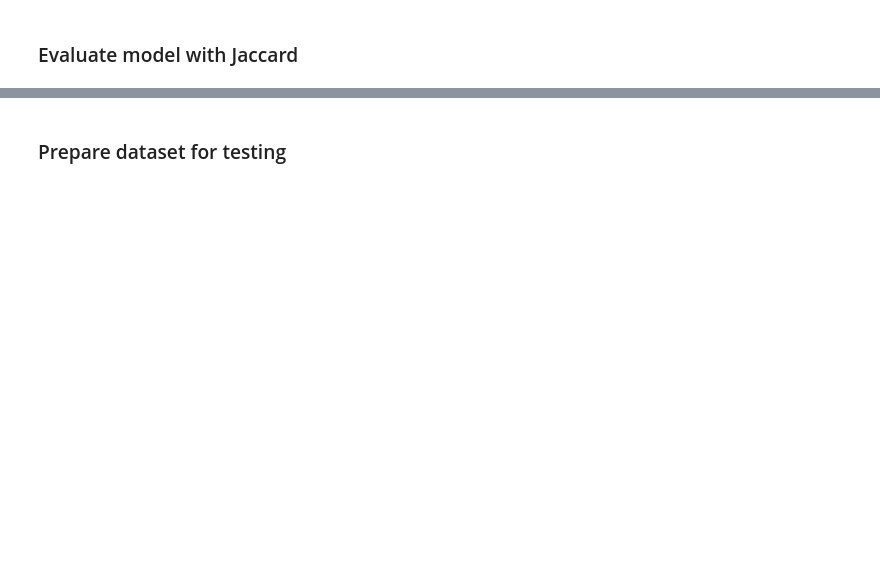
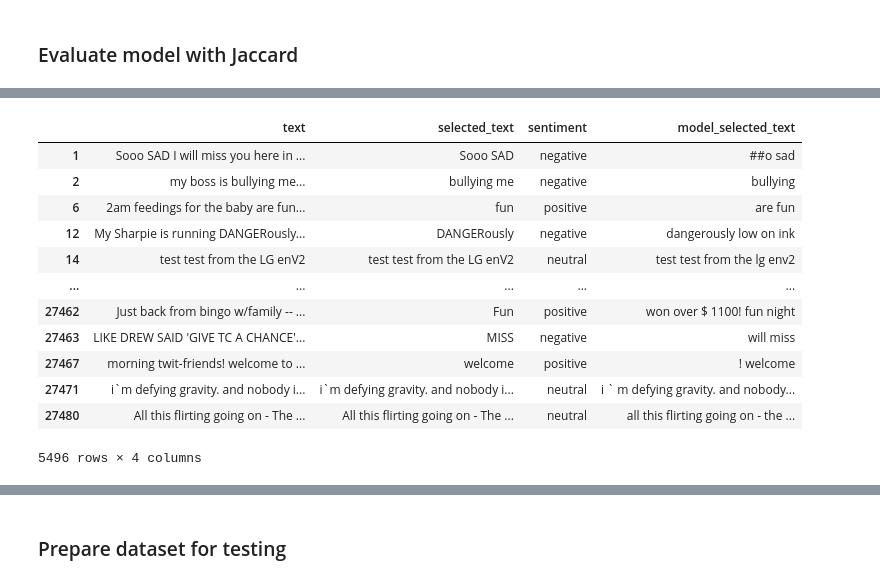
Before and after one commit to SOfRO124/XAI-project, a Jupyter notebook: Hugging_Face_QA_&_SHAP_QA.ipynb, the cells around one changed output, grey strips where cells are left out. Drawn from its saved outputs; the diff is of its cells as text; code cells hidden in the pictures; blank space fills up the shorter version.

```diff
--- a/Hugging_Face_QA_&_SHAP_QA.ipynb
+++ b/Hugging_Face_QA_&_SHAP_QA.ipynb
@@ -346,8 +368,8 @@ from transformers import AutoTokenizer
 import torch
 from transformers import AutoModelForQuestionAnswering
 
-tokenizer = AutoTokenizer.from_pretrained(google_drive_path+"fold2/checkpoint-4000")
-fold2_model = AutoModelForQuestionAnswering.from_pretrained(google_drive_path+"fold2/checkpoint-4000")
+tokenizer = AutoTokenizer.from_pretrained(google_drive_path+"fold2/checkpoint-4125")
+fold2_model = AutoModelForQuestionAnswering.from_pretrained(google_drive_path+"fold2/checkpoint-4125")
 
 all = []
 all_st = []
@@ -371,11 +393,10 @@ for example in valid_dataset:
     # st = tokenizer.decode(enc.ids[a-1:b])
     predict_answer_tokens = inputs.input_ids[0, answer_start_index : answer_end_index + 1]
     st = tokenizer.decode(predict_answer_tokens)
+    st = st.replace('[SEP]', '')  # This is for some selected text have [SEP] at the beginning
   all_st.append(st)
   all.append(jaccard(st,example['selected_text']))
 jac.append(np.mean(all))
-print('>>>> Jaccard = '%jac)
-print()
 # %% [output]
 loading file vocab.txt
 loading file tokenizer.json
@@ -401,0 +422,4 @@ print(jac)
+# %%
+# Save model extracted text to the df
+
+validation_df['model_selected_text'] = all_st
@@ -401,0 +492,16 @@ print(jac)
+# %%
+validation_df.loc[:,['text','selected_text', 'sentiment','model_selected_text']]
+# %% [output]
+|  | text | selected_text | sentiment | model_selected_text |
+| 1 | Sooo SAD I will miss you here in ... | Sooo SAD | negative | ##o sad |
+| 2 | my boss is bullying me... | bullying me | negative | bullying |
+| 6 | 2am feedings for the baby are fun... | fun | positive | are fun |
+| 12 | My Sharpie is running DANGERously... | DANGERously | negative | dangerously low on ink |
+| 14 | test test from the LG enV2 | test test from the LG enV2 | neutral | test test from the lg env2 |
+| ... | ... | ... | ... | ... |
+| 27462 | Just back from bingo w/family -- ... | Fun | positive | won over $ 1100! fun night |
+| 27463 | LIKE DREW SAID 'GIVE TC A CHANCE'... | MISS | negative | will miss |
+| 27467 | morning twit-friends! welcome to ... | welcome | positive | ! welcome |
+| 27471 | i`m defying gravity. and nobody i... | i`m defying gravity. and nobody i... | neutral | i ` m defying gravity. and nobody... |
+| 27480 | All this flirting going on - The ... | All this flirting going on - The ... | neutral | all this flirting going on - the ... |
+5496 rows × 4 columns
```
Also changed, not shown: parts of 38 cells of this notebook.
